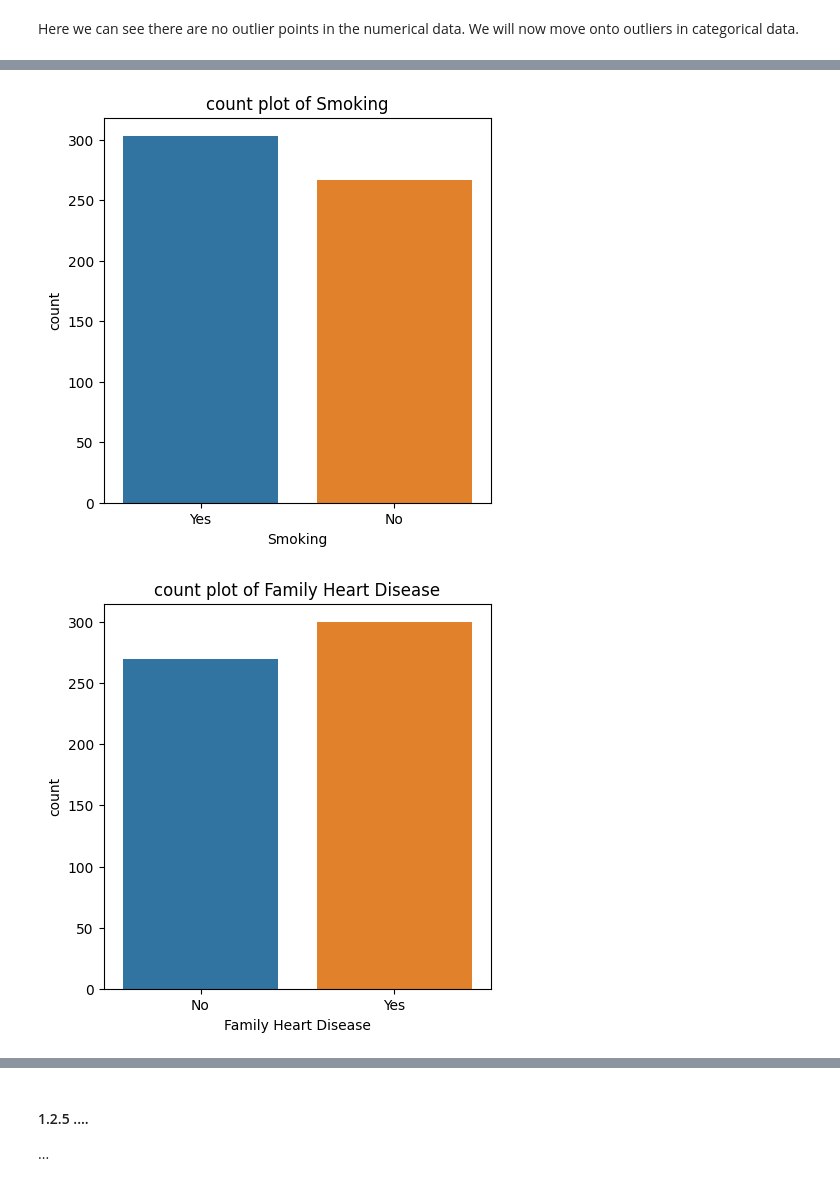
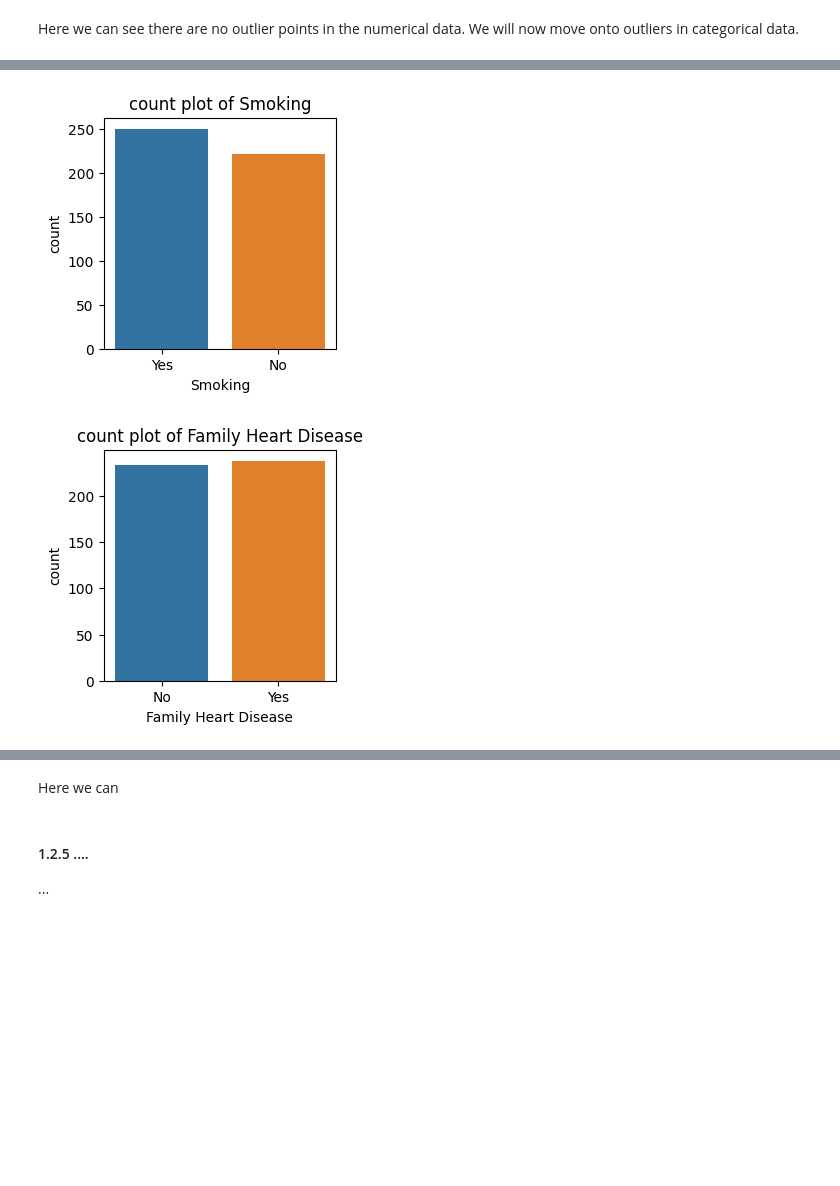
Before and after one commit to MahaSci/heart-disease-data-hackathon-1, a Jupyter notebook: jupyter_notebooks/Heart_Disease_Project.ipynb, the cells around one changed output, grey strips where cells are left out. Cells and saved outputs as stored; diff of their text form; code cells hidden in the pictures; blank space fills up the shorter version.

```diff
--- a/jupyter_notebooks/Heart_Disease_Project.ipynb
+++ b/jupyter_notebooks/Heart_Disease_Project.ipynb
@@ -40,6 +40,17 @@ import plotly as px
 # using pandas library to read the csv data in
 df_full = pd.read_csv('/workspace/heart-disease-data-hackathon-1/jupyter_notebooks/heart_disease.csv')
 
+# checking heart disease diagnosis count
+heart_disease_count=df_full['Heart Disease Status'].value_counts()
+print(f"{heart_disease_count}\n")
+
 # truncating dataset
-df_shuffled = df_full.sample(frac=1, random_state=21)
-df = df_shuffled.head(600)
+df_shuffled = df_full.sample(frac=1, random_state=9)
+
+df = df_shuffled.head(500)
+
+heart_disease_count=df['Heart Disease Status'].value_counts()
+print(heart_disease_count)
+
+
+#4, 9, 41, 74
@@ -220,7 +239,7 @@ We will now move onto outliers in categorical data.
 categorical_attributes = df.select_dtypes(include=['object']).columns
 
 for col in categorical_attributes:
-    plt.figure(figsize=(5,5))
+    plt.figure(figsize=(3,3))
     sns.countplot(x=df[col])
     plt.title(f"count plot of {col}")
     plt.show()
@@ -230,2 +249,2 @@ for col in categorical_attributes:
-[figure, old version]
+[figure, new version]
-[figure, old version]
+[figure, new version]
@@ -240,3 +259,5 @@ for col in categorical_attributes:
+# %% [markdown]
+Here we can
 # %% [markdown]
 #### 1.2.5 ....
 ...
```
Also changed, not shown: parts of 10 cells of this notebook, 1 other file.
